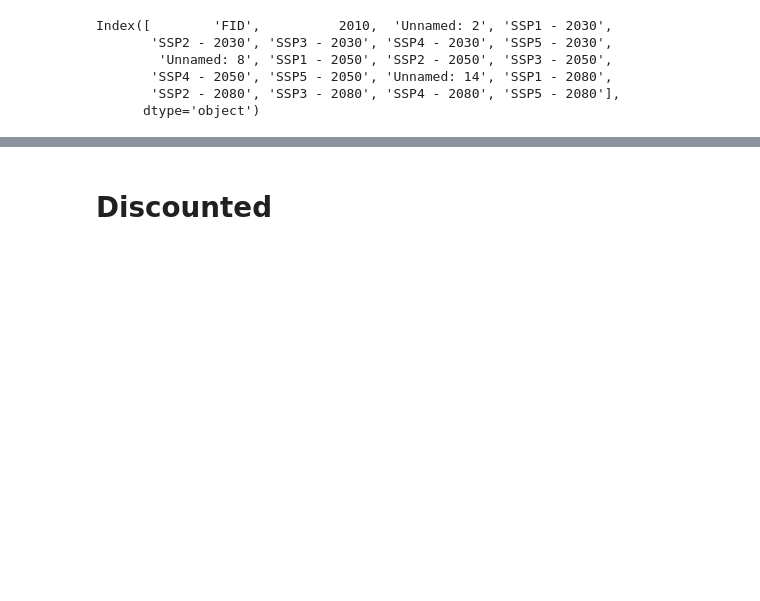
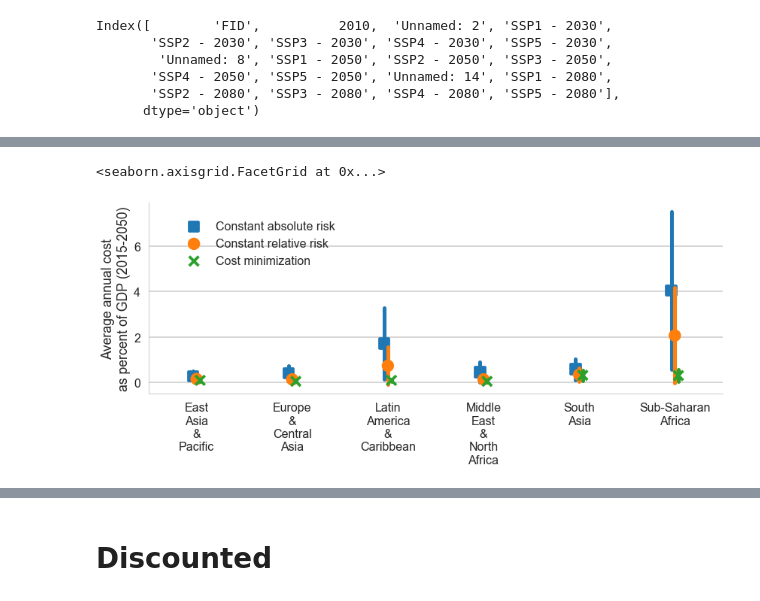
Before and after one commit to julierozenberg/infra_needs_analyses, a Jupyter notebook: riverine floods.ipynb, the cells around one changed output, grey strips where cells are left out. Drawn from its saved outputs; the diff is of its cells as text; code cells hidden in the pictures; blank space fills up the shorter version.

```diff
--- a/riverine floods.ipynb
+++ b/riverine floods.ipynb
@@ -159,0 +148,2 @@ newfile = newfile.reset_index().merge(gdp_reg.reset_index(),on=["wbregionname","
+# %%
+newfile["maintenance_cost"] = 1/100*newfile["cumcost"]
@@ -159,0 +158,4 @@ newfile = newfile.reset_index().merge(gdp_reg.reset_index(),on=["wbregionname","
+# %%
+newfile["total_annual_cost_pc"] = newfile.total_annual_cost/newfile.gdp
+newfile["annual_cost_pc"]       = newfile.annual_cost/newfile.gdp
+newfile["maintenance_cost_pc"]  = newfile.maintenance_cost/newfile.gdp
@@ -159,0 +221,20 @@ newfile = newfile.reset_index().merge(gdp_reg.reset_index(),on=["wbregionname","
+# %%
+toplot = newfile.reset_index().copy()
+toplot = toplot.loc[(toplot.year>2014)&(toplot.year<2051)&(toplot.wbregionname!="High Income"),:]
+toplot = toplot.set_index(["wbregionname","construction_cost","objective","gcm","rcp","ssp","current_std","year"]).mean(level=["wbregionname","construction_cost","objective","gcm","rcp","ssp","current_std"])
+toplot = toplot.reset_index()
+toplot['total_annual_cost_pc'] = 100*toplot.total_annual_cost_pc
+toplot['maintenance_cost_pc'] = 100*toplot.maintenance_cost_pc
+toplot['annual_cost_pc'] = 100*toplot.annual_cost_pc
+toplot["wbregionname"] = toplot.wbregionname.str.replace(" ","\n")
+toplot["objective"] = toplot.objective.replace({"car":"Constant absolute risk","crr":"Constant relative risk","opt":"Cost minimization"})
+# %%
+g = sns.factorplot(x='wbregionname',y='annual_cost_pc', hue= 'objective', data=toplot, kind="point",dodge=True,join=False,\
+                  ci='sd', markers=["s",'o','x'], size=6, aspect=2,\
+                  legend=False)
+
+g.set_axis_labels("", "Average annual cost\nas percent of GDP (2015-2050)")
+g.add_legend(title="",bbox_to_anchor=(0.3, 0.7), borderaxespad=0.)
+# %% [output]
+<seaborn.axisgrid.FacetGrid at 0x...>
+[figure, added]
```
Also changed, not shown: parts of 30 cells of this notebook.
